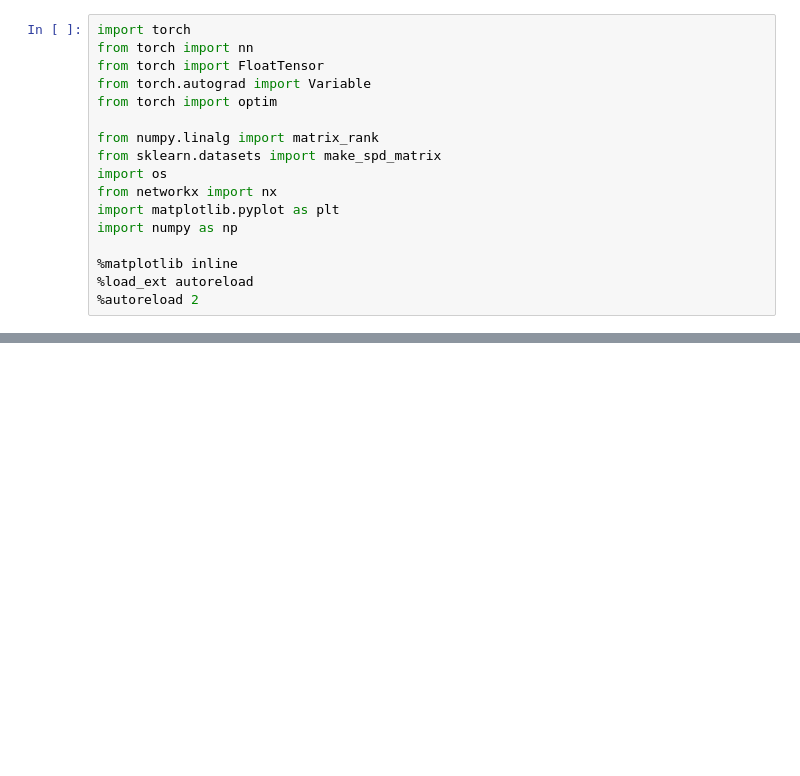
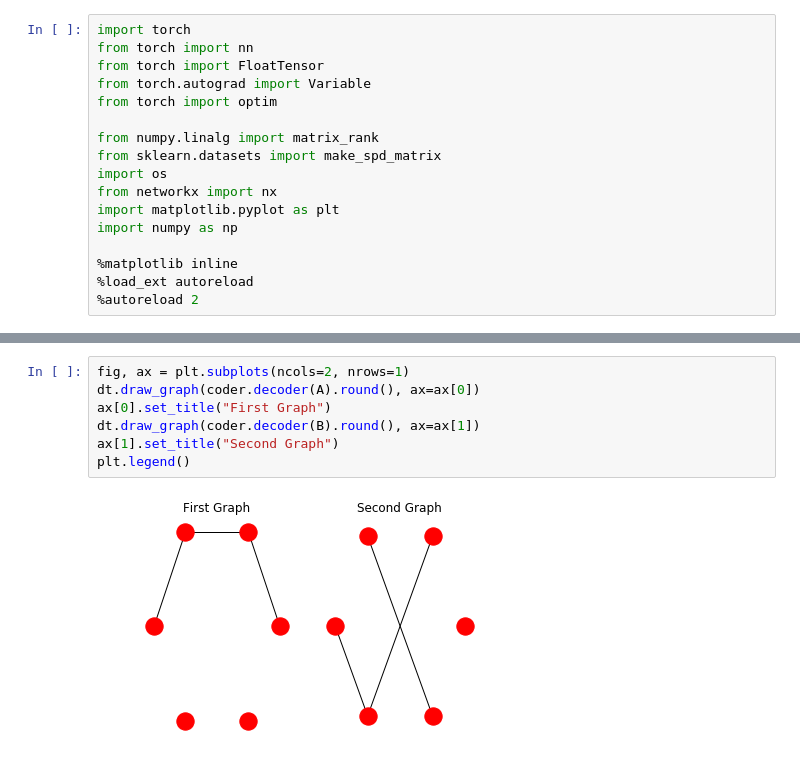
Before and after one commit to nikitadurasov/SPD_reduce, a Jupyter notebook: Tutorial.ipynb, the cells around one changed output, grey strips where cells are left out. Drawn from its saved outputs; the diff is of its cells as text; blank space fills up the shorter version.

```diff
--- a/Tutorial.ipynb
+++ b/Tutorial.ipynb
@@ -283,0 +148,9 @@ Variable containing:
+# %%
+fig, ax = plt.subplots(ncols=2, nrows=1)
+dt.draw_graph(coder.decoder(A).round(), ax=ax[0])
+ax[0].set_title("First Graph")
+dt.draw_graph(coder.decoder(B).round(), ax=ax[1])
+ax[1].set_title("Second Graph")
+plt.legend()
+# %% [output]
+[figure, added]
```
Also changed, not shown: parts of 42 cells of this notebook, 3 other files.
